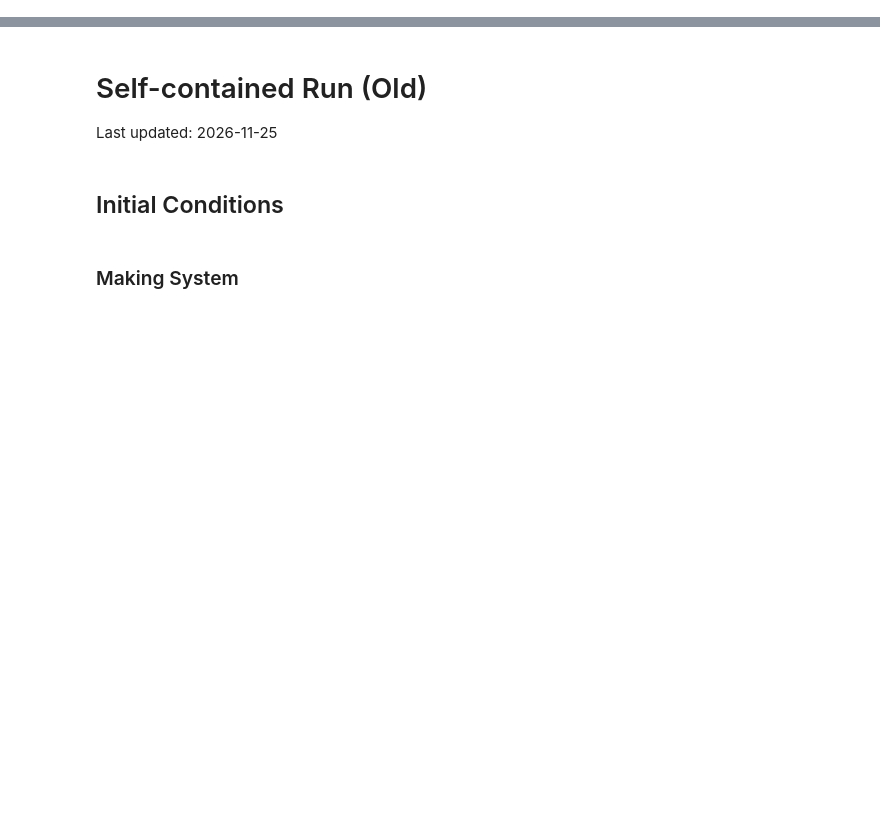
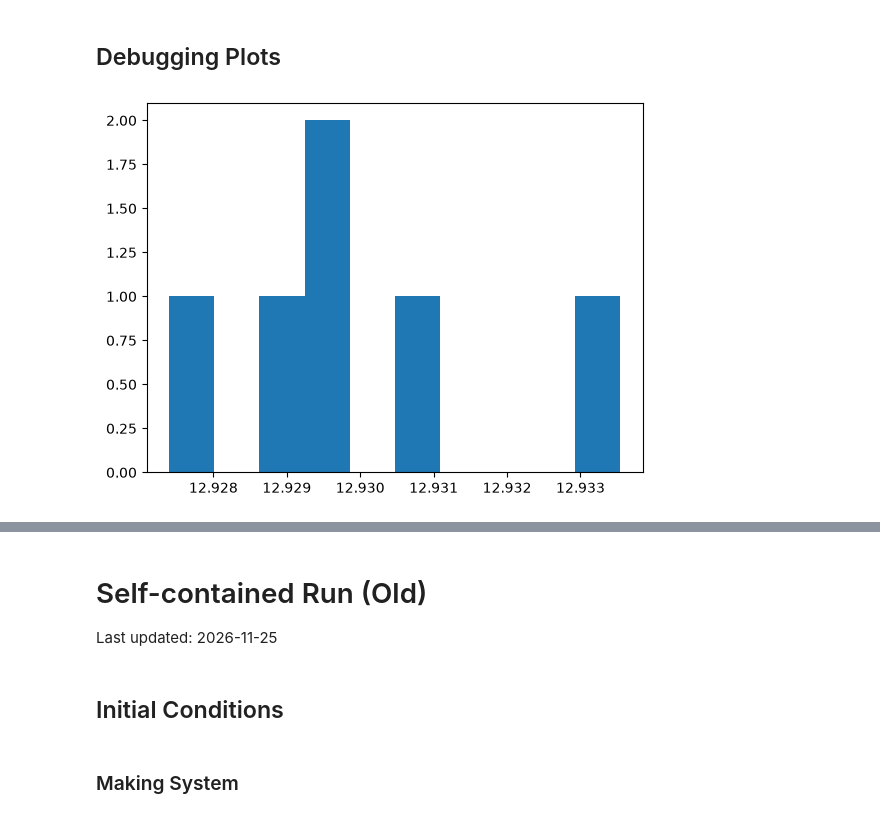
Before and after one commit to qiushitian/iapetus, a Jupyter notebook: unifiedcode.ipynb, the cells around one changed output, grey strips where cells are left out. Cells and saved outputs as stored; diff of their text form; code cells hidden in the pictures; blank space fills up the shorter version.

```diff
--- a/unifiedcode.ipynb
+++ b/unifiedcode.ipynb
@@ -141,0 +58,10 @@ outputs/3d_500_100h_inc0p01.mp4
+# %% [markdown]
+## Debugging Plots
+# %%
+_ = hist((
+    system.velocity[2:, 0] ** 2 + \
+    system.velocity[2:, 1] ** 2 + \
+    system.velocity[2:, 2] ** 2
+).sqrt())
+# %% [output]
+[figure, added]
```
Also changed, not shown: parts of 22 cells of this notebook, 8 other files.
